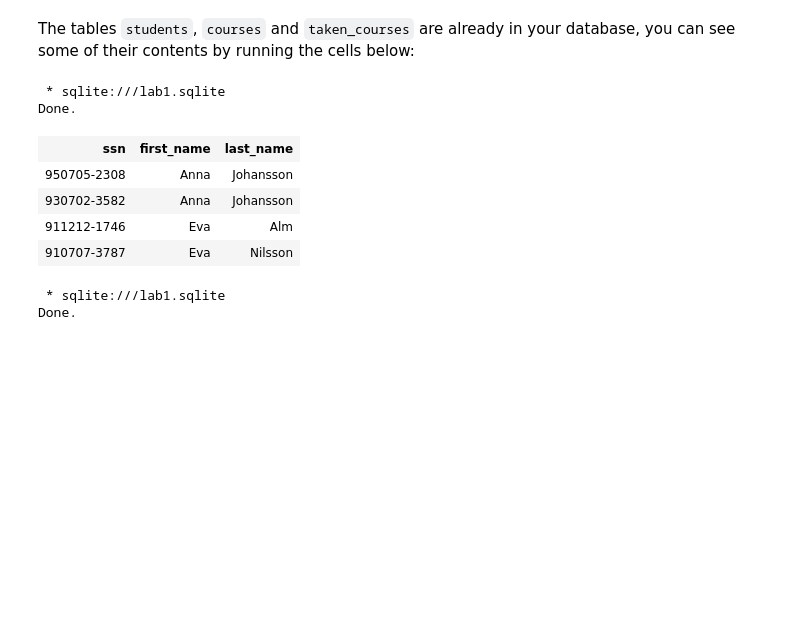
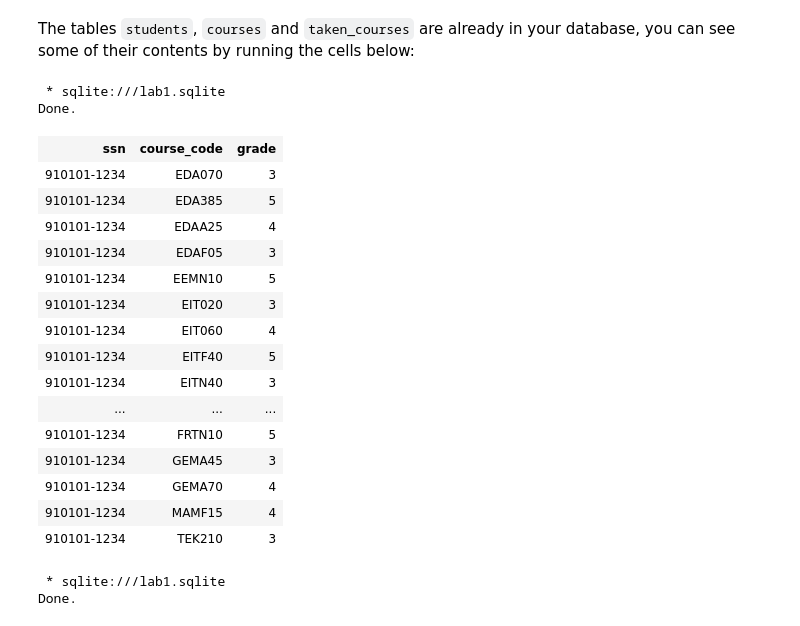
Before and after one commit to MarcusBegic/databas, a Jupyter notebook: lab1/lab1.ipynb, the cells around one changed output. Saved outputs shown, nothing was run; the diff lists cells and outputs as text; code cells hidden in the pictures; blank space fills up the shorter version.

Commit message:
last 4

```diff
--- a/lab1/lab1.ipynb
+++ b/lab1/lab1.ipynb
@@ -194,16 +194,27 @@ by running the cells below:
 # %%
 %%sql
 SELECT  *
-FROM    students
-LIMIT   4
+FROM    taken_courses
+where ssn = '910101-1234'
 # %% [output]
  * sqlite:///lab1.sqlite
 Done.
-| ssn | first_name | last_name |
-| 950705-2308 | Anna | Johansson |
-| 930702-3582 | Anna | Johansson |
-| 911212-1746 | Eva | Alm |
-| 910707-3787 | Eva | Nilsson |
+| ssn | course_code | grade |
+| 910101-1234 | EDA070 | 3 |
+| 910101-1234 | EDA385 | 5 |
+| 910101-1234 | EDAA25 | 4 |
+| 910101-1234 | EDAF05 | 3 |
+| 910101-1234 | EEMN10 | 5 |
+| 910101-1234 | EIT020 | 3 |
+| 910101-1234 | EIT060 | 4 |
+| 910101-1234 | EITF40 | 5 |
+| 910101-1234 | EITN40 | 3 |
+| ... | ... | ... |
+| 910101-1234 | FRTN10 | 5 |
+| 910101-1234 | GEMA45 | 3 |
+| 910101-1234 | GEMA70 | 4 |
+| 910101-1234 | MAMF15 | 4 |
+| 910101-1234 | TEK210 | 3 |
 # %%
 %%sql
 SELECT  *
```
Also changed, not shown: parts of 9 cells of this notebook, 1 other file.
